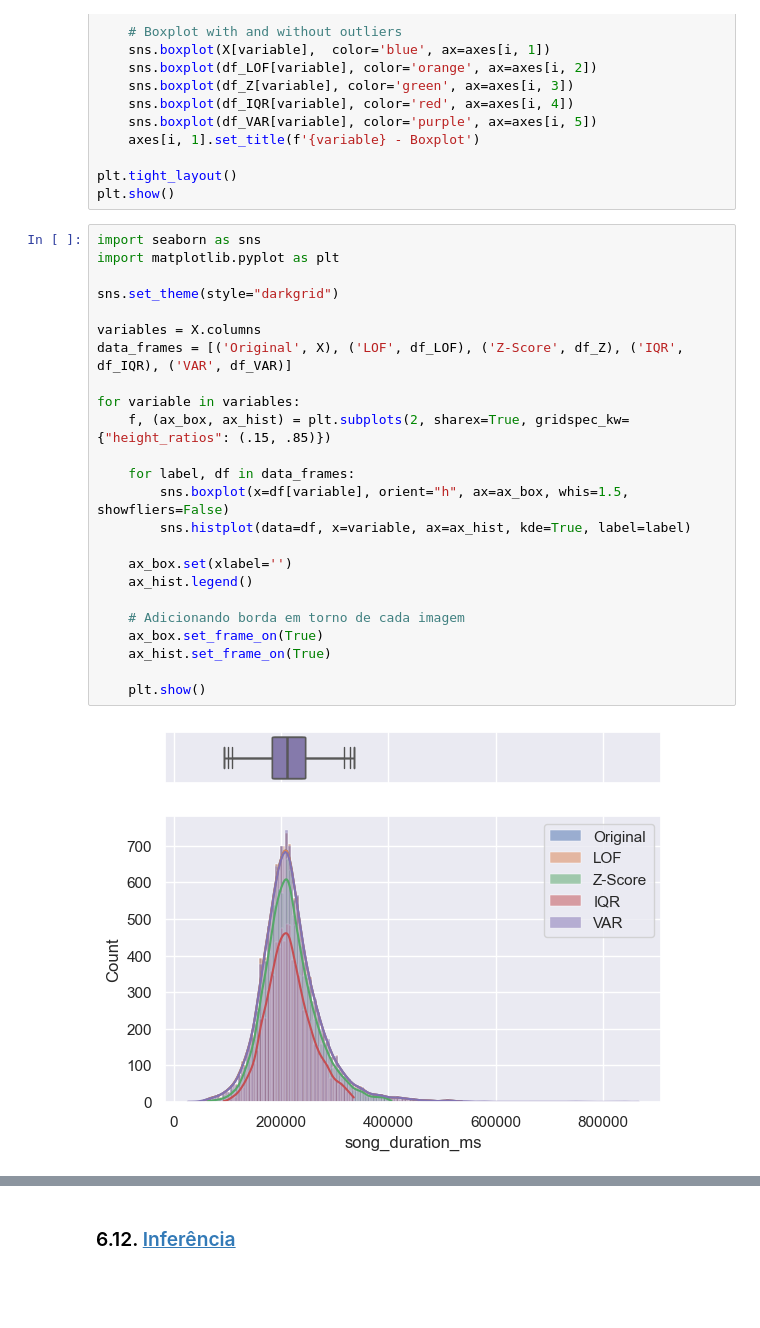
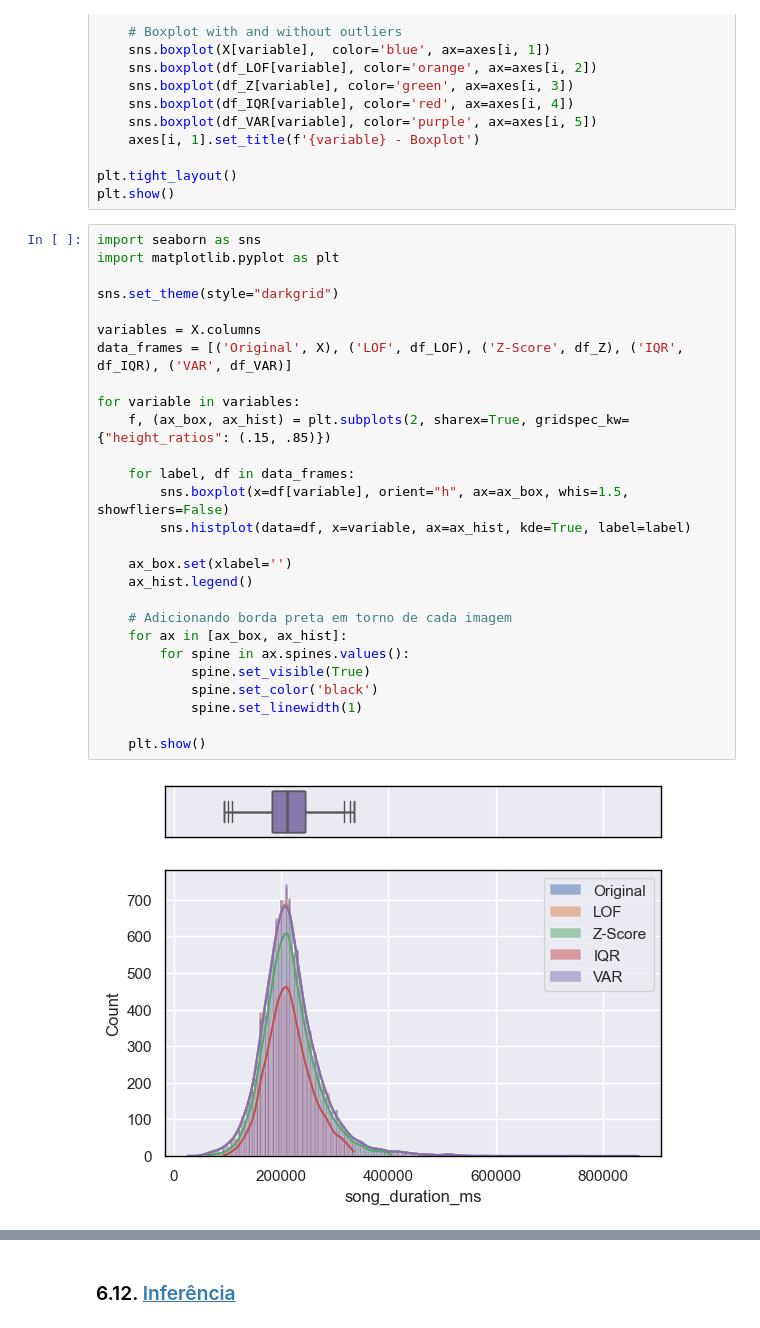
Before and after one commit to pfcv99/AC_Popularidade_musicas, a Jupyter notebook: Trabalho.ipynb, the cells around one changed output, grey strips where cells are left out. Saved outputs shown, nothing was run; the diff lists cells and outputs as text; blank space fills up the shorter version.

```diff
--- a/Trabalho.ipynb
+++ b/Trabalho.ipynb
@@ -591,26 +591,29 @@ plt.show()
 # %%
 import seaborn as sns
 import matplotlib.pyplot as plt
 
 sns.set_theme(style="darkgrid")
 
 variables = X.columns
 data_frames = [('Original', X), ('LOF', df_LOF), ('Z-Score', df_Z), ('IQR', df_IQR), ('VAR', df_VAR)]
 
 for variable in variables:
     f, (ax_box, ax_hist) = plt.subplots(2, sharex=True, gridspec_kw={"height_ratios": (.15, .85)})
 
     for label, df in data_frames:
         sns.boxplot(x=df[variable], orient="h", ax=ax_box, whis=1.5, showfliers=False)
         sns.histplot(data=df, x=variable, ax=ax_hist, kde=True, label=label)
 
     ax_box.set(xlabel='')
     ax_hist.legend()
 
-    # Adicionando borda em torno de cada imagem
-    ax_box.set_frame_on(True)
-    ax_hist.set_frame_on(True)
+    # Adicionando borda preta em torno de cada imagem
+    for ax in [ax_box, ax_hist]:
+        for spine in ax.spines.values():
+            spine.set_visible(True)
+            spine.set_color('black')
+            spine.set_linewidth(1)
 
     plt.show()
 # %% [output]
-[figure, old version]
+[figure, new version]
```
Also changed, not shown: parts of 1 cell of this notebook.
